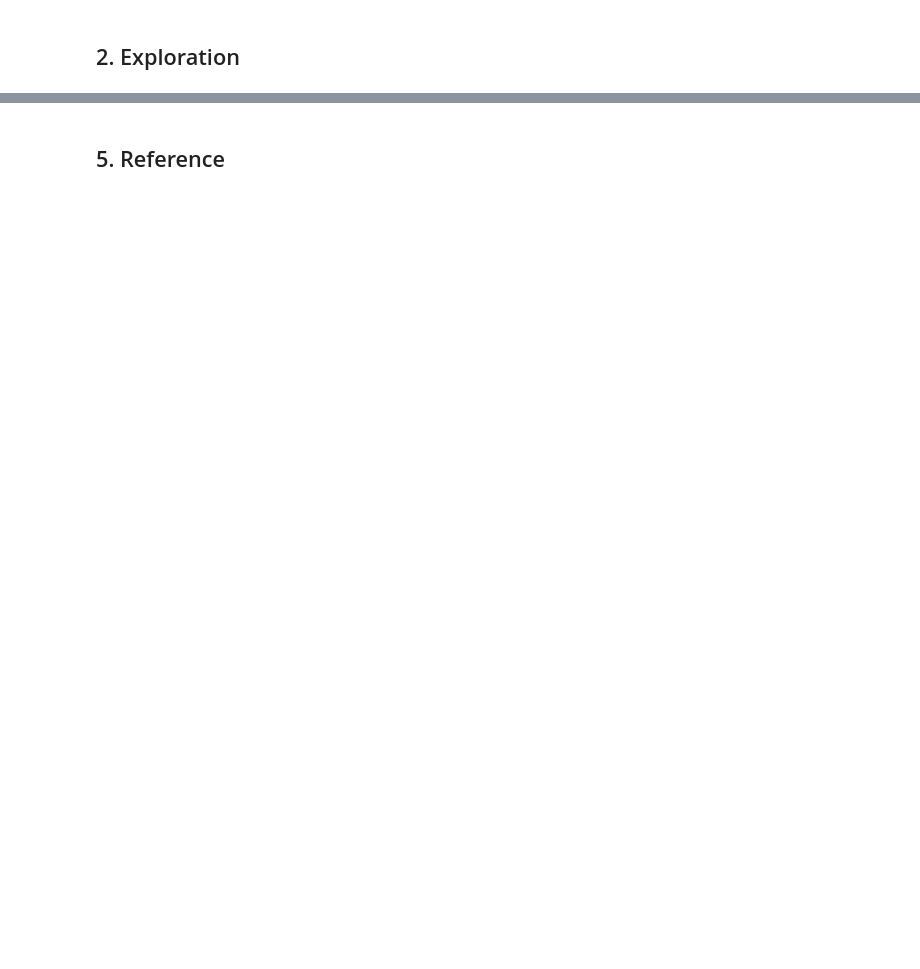
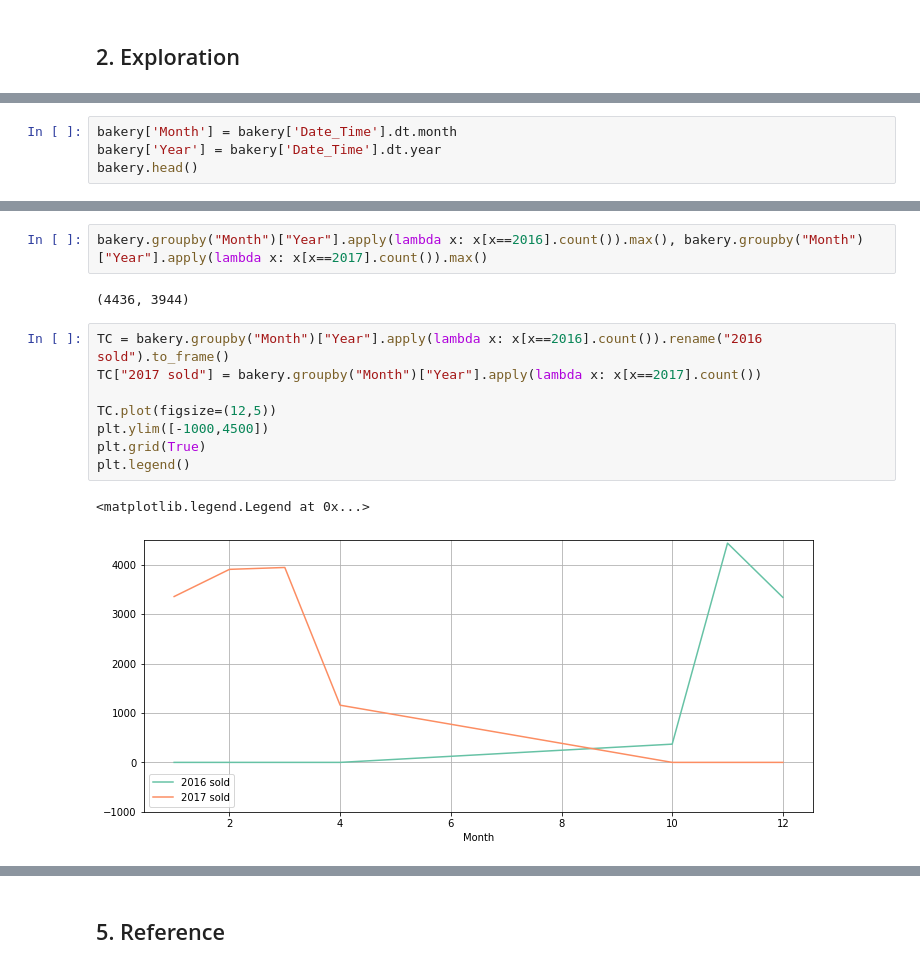
Before and after one commit to chenni0531/data-bakery-transaction, a Jupyter notebook: 1_Bakery Transaction - EDA.ipynb, the cells around one changed output, grey strips where cells are left out. Saved outputs shown, nothing was run; the diff lists cells and outputs as text; blank space fills up the shorter version.

```diff
--- a/1_Bakery Transaction - EDA.ipynb
+++ b/1_Bakery Transaction - EDA.ipynb
@@ -133,0 +149,4 @@ bakery[bakery['Item'] == 'NONE']
+# %%
+bakery['Month'] = bakery['Date_Time'].dt.month
+bakery['Year'] = bakery['Date_Time'].dt.year
+bakery.head()
@@ -133,0 +160,15 @@ bakery[bakery['Item'] == 'NONE']
+# %%
+bakery.groupby("Month")["Year"].apply(lambda x: x[x==2016].count()).max(), bakery.groupby("Month")["Year"].apply(lambda x: x[x==2017].count()).max()
+# %% [output]
+(4436, 3944)
+# %%
+TC = bakery.groupby("Month")["Year"].apply(lambda x: x[x==2016].count()).rename("2016 sold").to_frame()
+TC["2017 sold"] = bakery.groupby("Month")["Year"].apply(lambda x: x[x==2017].count())
+
+TC.plot(figsize=(12,5))
+plt.ylim([-1000,4500])
+plt.grid(True)
+plt.legend()
+# %% [output]
+<matplotlib.legend.Legend at 0x...>
+[figure, added]
```
Also changed, not shown: parts of 54 cells of this notebook.
